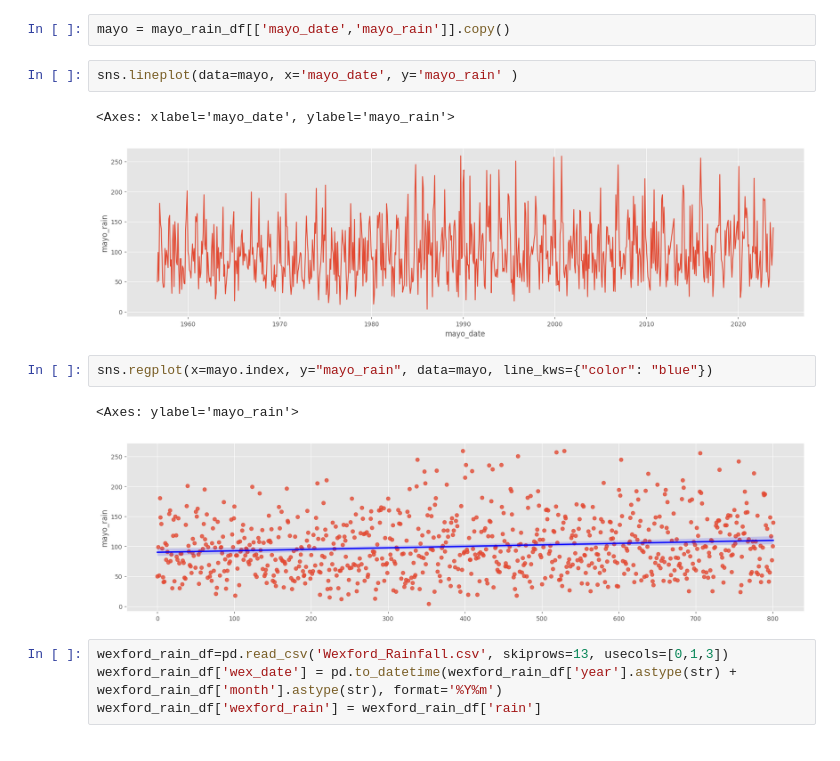
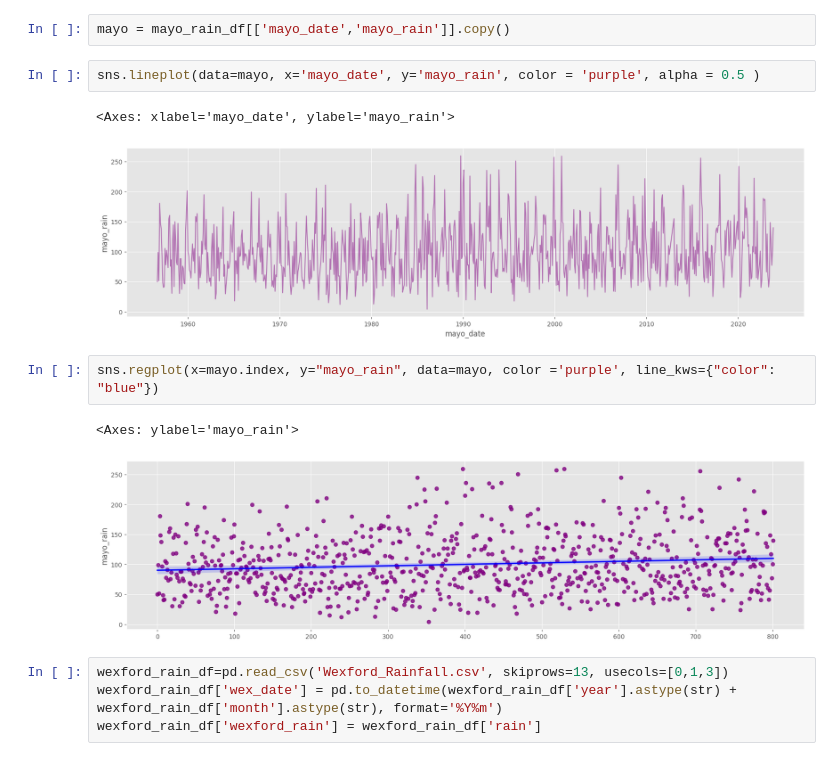
Before and after one commit to emma2d/Prog_for_DA.Project2, a Jupyter notebook: project2.ipynb, the cells around one changed output. Cells and saved outputs as stored; diff of their text form.

```diff
--- a/project2.ipynb
+++ b/project2.ipynb
@@ -401,15 +401,15 @@ mayo_rain_df
 # %%
 mayo = mayo_rain_df[['mayo_date','mayo_rain']].copy()
 # %%
-sns.lineplot(data=mayo, x='mayo_date', y='mayo_rain' )
+sns.lineplot(data=mayo, x='mayo_date', y='mayo_rain', color = 'purple', alpha = 0.5 )
 # %% [output]
 <Axes: xlabel='mayo_date', ylabel='mayo_rain'>
-[figure, old version]
+[figure, new version]
 # %%
-sns.regplot(x=mayo.index, y="mayo_rain", data=mayo, line_kws={"color": "blue"})
+sns.regplot(x=mayo.index, y="mayo_rain", data=mayo, color ='purple', line_kws={"color": "blue"})
 # %% [output]
 <Axes: ylabel='mayo_rain'>
-[figure, old version]
+[figure, new version]
 # %%
 wexford_rain_df=pd.read_csv('Wexford_Rainfall.csv', skiprows=13, usecols=[0,1,3])
 wexford_rain_df['wex_date'] = pd.to_datetime(wexford_rain_df['year'].astype(str) + wexford_rain_df['month'].astype(str), format='%Y%m')
```
Also changed, not shown: parts of 8 cells of this notebook.
